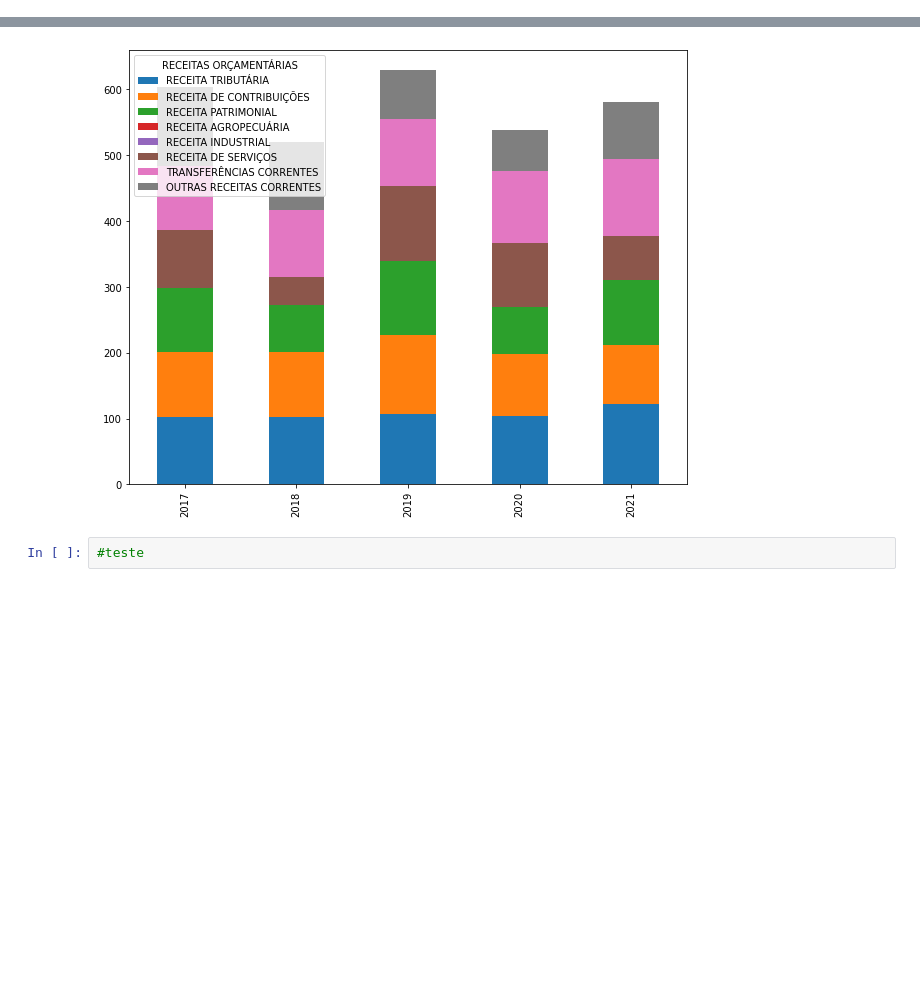
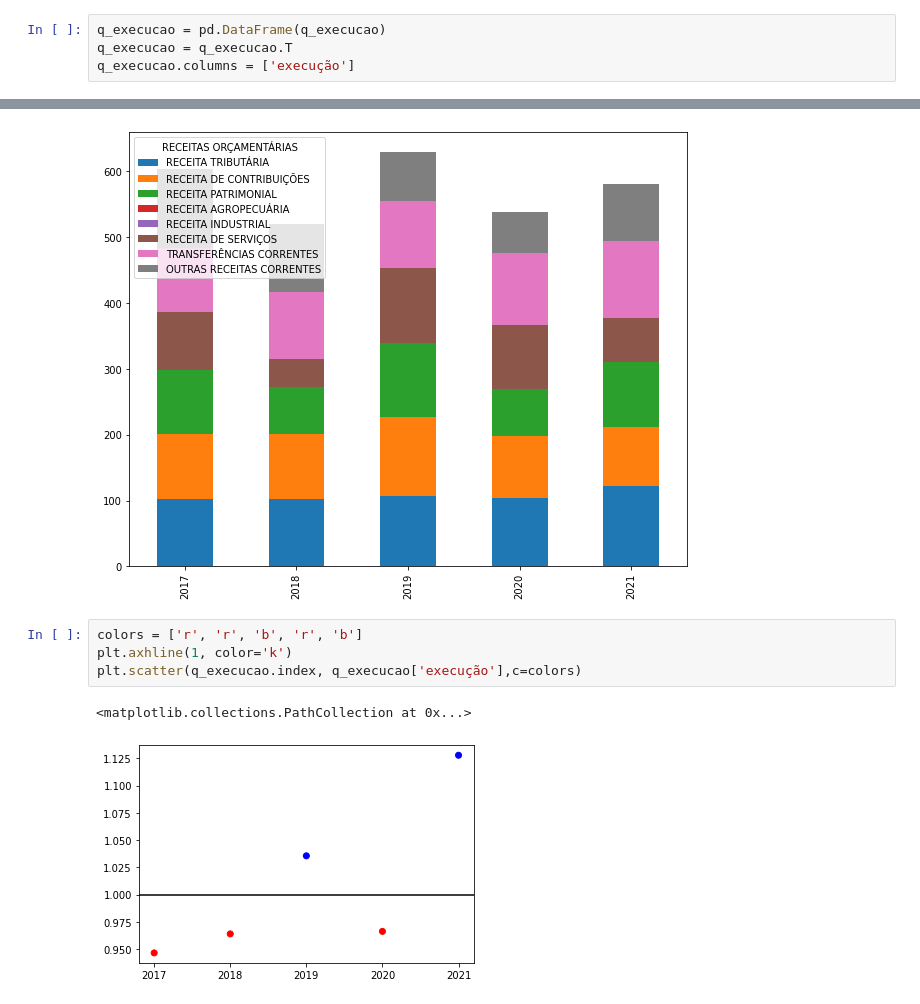
Before and after one commit to carolfazani/orcamento_sp, a Jupyter notebook: Preparando_os_dados.ipynb, the cells around one changed output, grey strips where cells are left out. Saved outputs shown, nothing was run; the diff lists cells and outputs as text; blank space fills up the shorter version.

```diff
--- a/Preparando_os_dados.ipynb
+++ b/Preparando_os_dados.ipynb
@@ -338,3 +339,7 @@ q_execucao
  Name: Receitas_Realizadas, dtype: float64, '2020': 3    0.966252
  Name: Receitas_Realizadas, dtype: float64, '2021': 3    1.127835
  Name: Receitas_Realizadas, dtype: float64}
+# %%
+q_execucao = pd.DataFrame(q_execucao)
+q_execucao = q_execucao.T
+q_execucao.columns = ['execução']
@@ -625,5 +683,10 @@ plt.xticks(rotation=90)
 # %% [output]
 (array([0, 1, 2, 3, 4]), <a list of 5 Text major ticklabel objects>)
 [figure]
-# %%
-#teste
+# %%
+colors = ['r', 'r', 'b', 'r', 'b']
+plt.axhline(1, color='k')
+plt.scatter(q_execucao.index, q_execucao['execução'],c=colors)
+# %% [output]
+<matplotlib.collections.PathCollection at 0x...>
+[figure, added]
```
Also changed, not shown: parts of 25 cells of this notebook.
